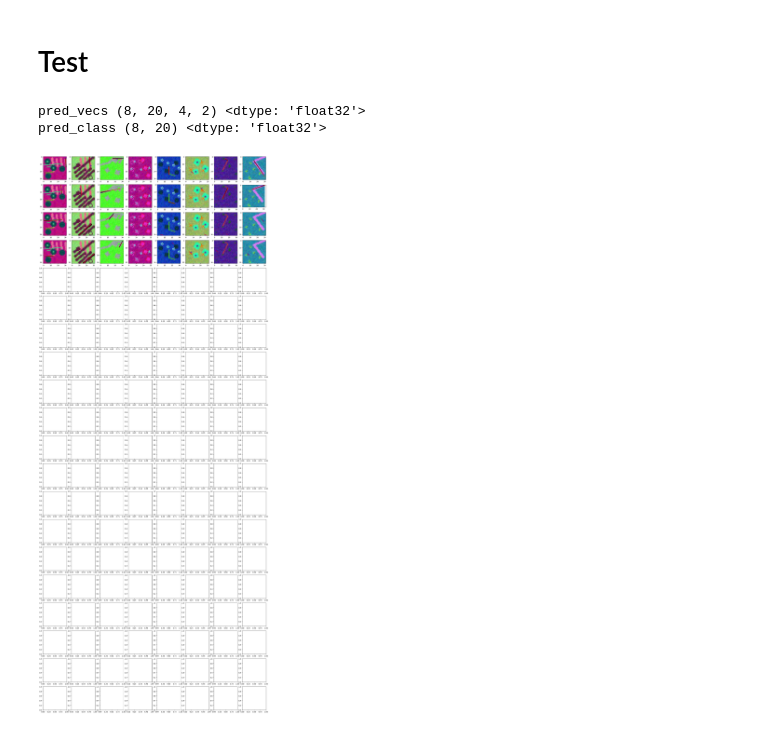
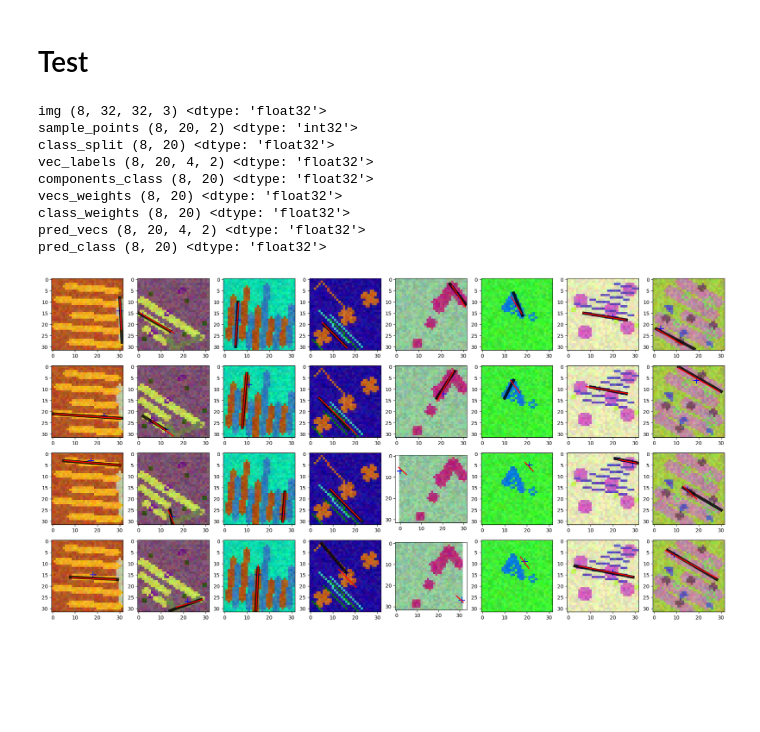
Before and after one commit to fzzyfoxx/resume, a Jupyter notebook: maps_vectorization/Fourier/radial_enc_vec_detection.ipynb, the cells around one changed output. Drawn from its saved outputs; the diff is of its cells as text; code cells hidden in the pictures; blank space fills up the shorter version.

```diff
--- a/maps_vectorization/Fourier/radial_enc_vec_detection.ipynb
+++ b/maps_vectorization/Fourier/radial_enc_vec_detection.ipynb
@@ -59,8 +43,8 @@ mlflow.tensorflow.autolog(log_datasets=False, log_models=True, disable=True )
 class cfg:
     train_batch_size = 32
     val_batch_size = 64
-    test_batch_size = 32
-    sample_points = 10
+    test_batch_size = 8
+    sample_points = 20
     ds_path = './datasets/pixel_similarity'
 
 msmg = MultishapeMapGenerator(['img', 'angle_label', 'center_vec_label', 'line_label', 'shape_label', 'thickness_label', 'pattern_masks', 'shape_masks', 'vecs_masks', 'bbox_masks', 'vecs', 'bboxes', 'vecs_mask', 'bbox_mask', 'shape_thickness'],
@@ -357,9 +341,9 @@ Model: "RadVecDet"
 None
 # %%
 trainer.train_model(
-    epochs = 5,
+    epochs = 40,
     callbacks = [LRCallback(warmup_lr=1e-5, warmup_epochs=1, decay_ratio=0.95)],
-    log = False,
+    log = True,
     export_final_state = False,
     export_model = False
 )
@@ -463,35 +459,43 @@ print('vecs_weights', vecs_weights.shape, vecs_weights.dtype)
 print('class_weights', class_weights.shape, class_weights.dtype)
 
 vecs_labels =tf.reduce_sum(tf.reshape(vecs_labels, (-1,cfg.sample_points,2,2,2)), axis=-3)
 
 pred_vecs, pred_class = trainer.model(features, training=False).values()
 
 print('pred_vecs', pred_vecs.shape, pred_vecs.dtype)
 print('pred_class', pred_class.shape, pred_class.dtype)
 pred_vecs =tf.reduce_sum(tf.reshape(pred_vecs, (-1,cfg.sample_points,2,2,2)), axis=-3)
 
 s=8
 i=0
 
+max_rows=4
+rows = min(max_rows, cfg.sample_points)
 
-
-fig, axs = plt.subplots(cfg.sample_points, s, figsize=(s*3, cfg.sample_points*3))
+fig, axs = plt.subplots(rows, s, figsize=(s*3, rows*3))
 
 for i in range(s):
     i_vecs, i_bboxes = vcm.prepare_components_vecs_to_plot(vecs_labels[i], components_class[i])
     p_vecs, p_bboxes = vcm.prepare_components_vecs_to_plot(pred_vecs[i], components_class[i])
 
     i_components = [i_vecs[...,j] for j in range(i_vecs.shape[-1])] + [i_bboxes[...,j] for j in range(i_bboxes.shape[-1])]
     p_components = [p_vecs[...,j] for j in range(p_vecs.shape[-1])] + [p_bboxes[...,j] for j in range(p_bboxes.shape[-1])]
     i_sample_points = tf.concat([tf.gather(sample_points[i], tf.where(components_class[i]==1)[...,0], axis=0),
                                  tf.gather(sample_points[i], tf.where(components_class[i]==0)[...,0], axis=0)], axis=0)
-    for r in range(4): #range(cfg.sample_points):
+    for r in range(rows): #range(cfg.sample_points):
         ax = axs[r,i]
         ax.imshow(img[i])
         ax.scatter(*i_sample_points[r][::-1], marker='+', color='blue', s=150)
-        ax.plot(*i_components[r], color='black', linewidth=4, alpha=0.8)
+        ax.plot(*i_components[r], color='black', linewidth=6, alpha=0.8)
         ax.plot(*p_components[r], color='red', linewidth=2)
 # %% [output]
+img (8, 32, 32, 3) <dtype: 'float32'>
+sample_points (8, 20, 2) <dtype: 'int32'>
+class_split (8, 20) <dtype: 'float32'>
+vec_labels (8, 20, 4, 2) <dtype: 'float32'>
+components_class (8, 20) <dtype: 'float32'>
+vecs_weights (8, 20) <dtype: 'float32'>
+class_weights (8, 20) <dtype: 'float32'>
 pred_vecs (8, 20, 4, 2) <dtype: 'float32'>
 pred_class (8, 20) <dtype: 'float32'>
-[figure, old version]
+[figure, new version]
```
Also changed, not shown: parts of 9 cells of this notebook, 1 other file.
